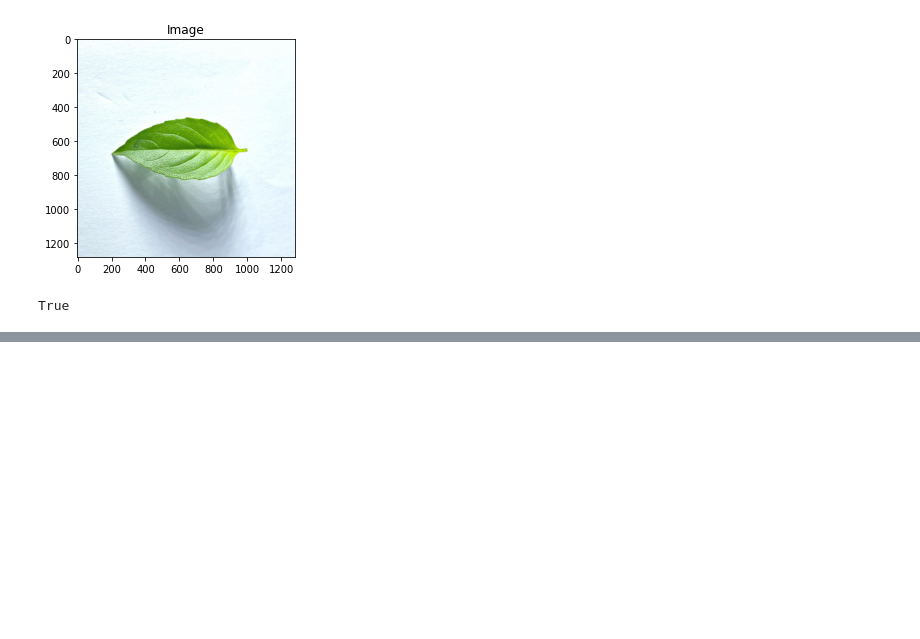
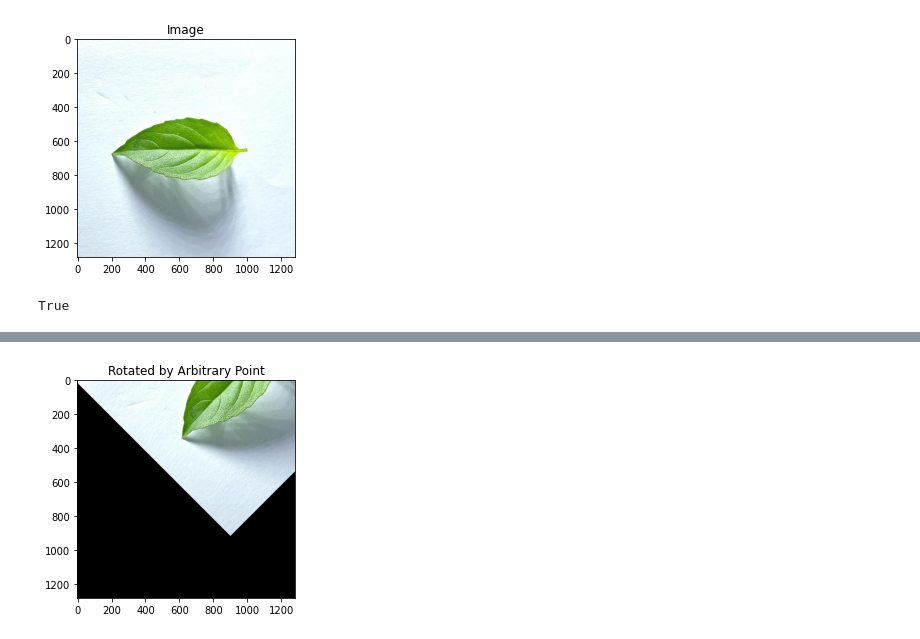
Before and after one commit to armita15/computer-vision, a Jupyter notebook: Image_fundamental/if_basic_command.ipynb, the cells around one changed output, grey strips where cells are left out. Drawn from its saved outputs; the diff is of its cells as text; code cells hidden in the pictures; blank space fills up the shorter version.

```diff
--- a/Image_fundamental/if_basic_command.ipynb
+++ b/Image_fundamental/if_basic_command.ipynb
@@ -51,0 +78,8 @@ True
+# %%
+
+# rotate our image around an arbitrary point rather than the center
+M = cv2.getRotationMatrix2D((10, 10), 45, 1.0)
+rotated = cv2.warpAffine(image, M, (w, h))
+plt_imshow("Rotated by Arbitrary Point", rotated)
+# %% [output]
+[figure, added]
```
Also changed, not shown: parts of 6 cells of this notebook.
